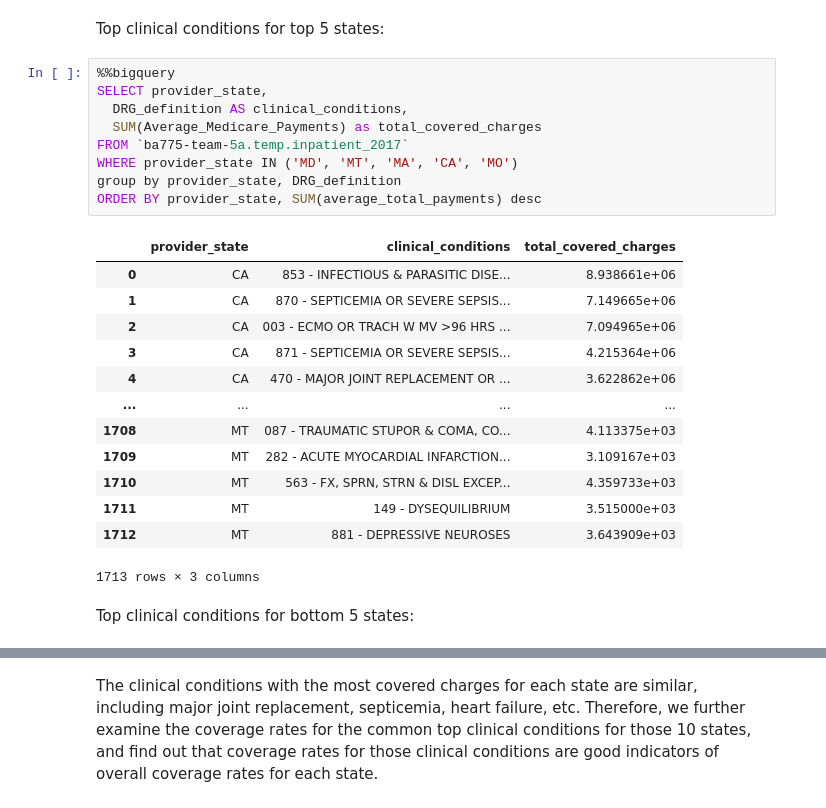
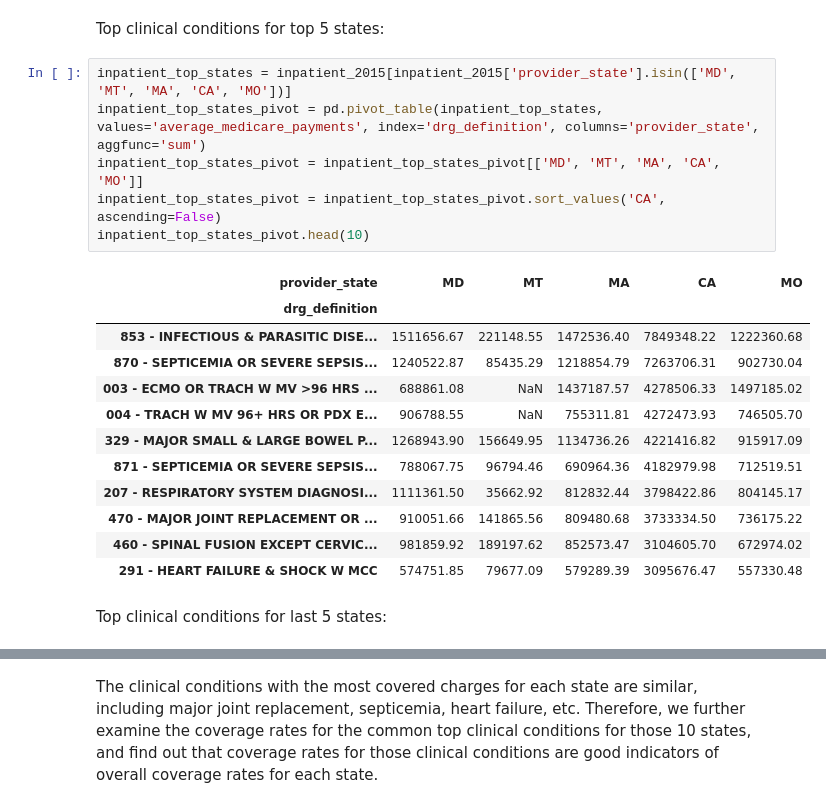
Before and after one commit to AnyiHuang/Analyzing-Inpatient-medical-expense-in-US, a Jupyter notebook: BA780_Team5A.ipynb, the cells around one changed output, grey strips where cells are left out. Cells and saved outputs as stored; diff of their text form.

```diff
--- a/BA780_Team5A.ipynb
+++ b/BA780_Team5A.ipynb
@@ -289,28 +292,24 @@ fig.show()
 We noticed that the coverage rates for each state in 2017 ranges from 0.76 (DC) to 0.91 (MD), so we would like to find the reason for the differences. We seek to clinical conditions (DRG_Definition in data), and list the clinical conditions with the highest covered charges for states with top 5 and bottom 5 coverage rates.
 # %% [markdown]
 Top clinical conditions for top 5 states:
-# %%
-%%bigquery
-SELECT provider_state,
-  DRG_definition AS clinical_conditions,
-  SUM(Average_Medicare_Payments) as total_covered_charges
-FROM `ba775-team-5a.temp.inpatient_2017`
-WHERE provider_state IN ('MD', 'MT', 'MA', 'CA', 'MO')
-group by provider_state, DRG_definition
-ORDER BY provider_state, SUM(average_total_payments) desc
-# %% [output]
-|  | provider_state | clinical_conditions | total_covered_charges |
-| 0 | CA | 853 - INFECTIOUS & PARASITIC DISE... | 8.938661e+06 |
-| 1 | CA | 870 - SEPTICEMIA OR SEVERE SEPSIS... | 7.149665e+06 |
-| 2 | CA | 003 - ECMO OR TRACH W MV >96 HRS ... | 7.094965e+06 |
-| 3 | CA | 871 - SEPTICEMIA OR SEVERE SEPSIS... | 4.215364e+06 |
-| 4 | CA | 470 - MAJOR JOINT REPLACEMENT OR ... | 3.622862e+06 |
-| ... | ... | ... | ... |
-| 1708 | MT | 087 - TRAUMATIC STUPOR & COMA, CO... | 4.113375e+03 |
-| 1709 | MT | 282 - ACUTE MYOCARDIAL INFARCTION... | 3.109167e+03 |
-| 1710 | MT | 563 - FX, SPRN, STRN & DISL EXCEP... | 4.359733e+03 |
-| 1711 | MT | 149 - DYSEQUILIBRIUM | 3.515000e+03 |
-| 1712 | MT | 881 - DEPRESSIVE NEUROSES | 3.643909e+03 |
-1713 rows × 3 columns
+# %%
+inpatient_top_states = inpatient_2015[inpatient_2015['provider_state'].isin(['MD', 'MT', 'MA', 'CA', 'MO'])]
+inpatient_top_states_pivot = pd.pivot_table(inpatient_top_states, values='average_medicare_payments', index='drg_definition', columns='provider_state', aggfunc='sum')
+inpatient_top_states_pivot = inpatient_top_states_pivot[['MD', 'MT', 'MA', 'CA', 'MO']]
+inpatient_top_states_pivot = inpatient_top_states_pivot.sort_values('CA', ascending=False)
+inpatient_top_states_pivot.head(10)
+# %% [output]
+| provider_state | MD | MT | MA | CA | MO |
+| drg_definition |  |  |  |  |  |
+| 853 - INFECTIOUS & PARASITIC DISE... | 1511656.67 | 221148.55 | 1472536.40 | 7849348.22 | 1222360.68 |
+| 870 - SEPTICEMIA OR SEVERE SEPSIS... | 1240522.87 | 85435.29 | 1218854.79 | 7263706.31 | 902730.04 |
+| 003 - ECMO OR TRACH W MV >96 HRS ... | 688861.08 | NaN | 1437187.57 | 4278506.33 | 1497185.02 |
+| 004 - TRACH W MV 96+ HRS OR PDX E... | 906788.55 | NaN | 755311.81 | 4272473.93 | 746505.70 |
+| 329 - MAJOR SMALL & LARGE BOWEL P... | 1268943.90 | 156649.95 | 1134736.26 | 4221416.82 | 915917.09 |
+| 871 - SEPTICEMIA OR SEVERE SEPSIS... | 788067.75 | 96794.46 | 690964.36 | 4182979.98 | 712519.51 |
+| 207 - RESPIRATORY SYSTEM DIAGNOSI... | 1111361.50 | 35662.92 | 812832.44 | 3798422.86 | 804145.17 |
+| 470 - MAJOR JOINT REPLACEMENT OR ... | 910051.66 | 141865.56 | 809480.68 | 3733334.50 | 736175.22 |
+| 460 - SPINAL FUSION EXCEPT CERVIC... | 981859.92 | 189197.62 | 852573.47 | 3104605.70 | 672974.02 |
+| 291 - HEART FAILURE & SHOCK W MCC | 574751.85 | 79677.09 | 579289.39 | 3095676.47 | 557330.48 |
 # %% [markdown]
-Top clinical conditions for bottom 5 states:
+Top clinical conditions for last 5 states:
```
Also changed, not shown: parts of 4 cells of this notebook.
